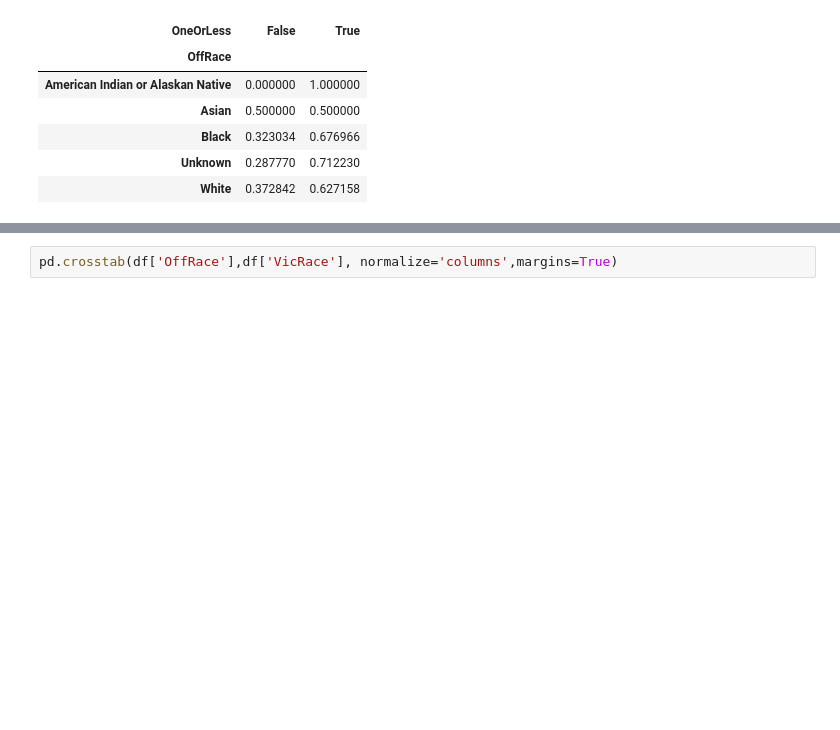
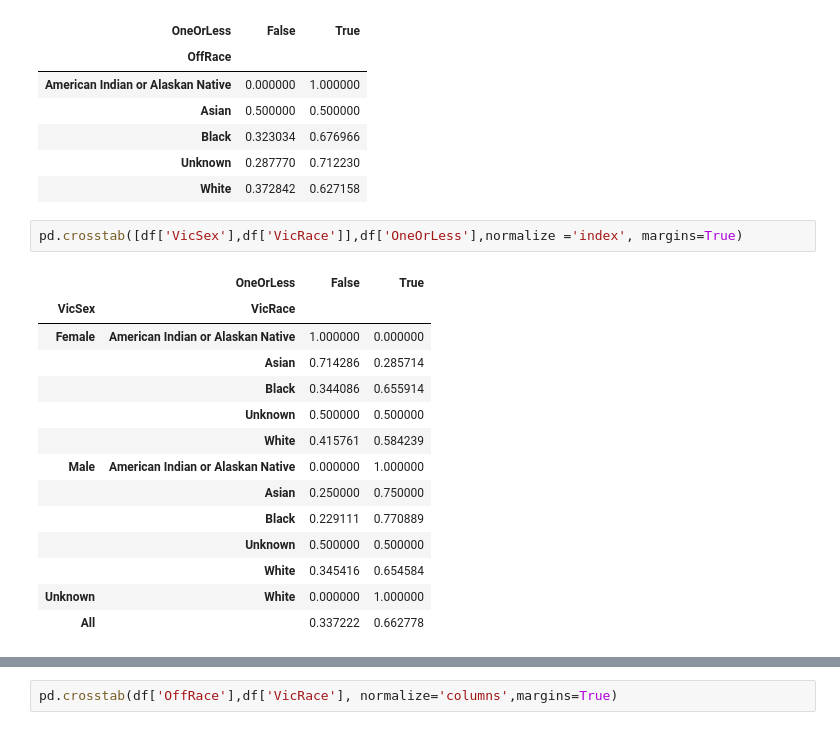
Before and after one commit to emily-ocasio/news, a Jupyter notebook: Analyze.ipynb, the cells around one changed output, grey strips where cells are left out. Saved outputs shown, nothing was run; the diff lists cells and outputs as text; blank space fills up the shorter version.

```diff
--- a/Analyze.ipynb
+++ b/Analyze.ipynb
@@ -79,3 +90,20 @@ pd.crosstab(df['OffRace'],df['OneOrLess'],normalize='index')
 | Black | 0.323034 | 0.676966 |
 | Unknown | 0.287770 | 0.712230 |
 | White | 0.372842 | 0.627158 |
+# %%
+pd.crosstab([df['VicSex'],df['VicRace']],df['OneOrLess'],normalize ='index', margins=True)
+# %% [output]
+|  | OneOrLess | False | True |
+| VicSex | VicRace |  |  |
+| Female | American Indian or Alaskan Native | 1.000000 | 0.000000 |
+|  | Asian | 0.714286 | 0.285714 |
+|  | Black | 0.344086 | 0.655914 |
+|  | Unknown | 0.500000 | 0.500000 |
+|  | White | 0.415761 | 0.584239 |
+| Male | American Indian or Alaskan Native | 0.000000 | 1.000000 |
+|  | Asian | 0.250000 | 0.750000 |
+|  | Black | 0.229111 | 0.770889 |
+|  | Unknown | 0.500000 | 0.500000 |
+|  | White | 0.345416 | 0.654584 |
+| Unknown | White | 0.000000 | 1.000000 |
+| All |  | 0.337222 | 0.662778 |
```
Also changed, not shown: parts of 21 cells of this notebook, 4 other files.
